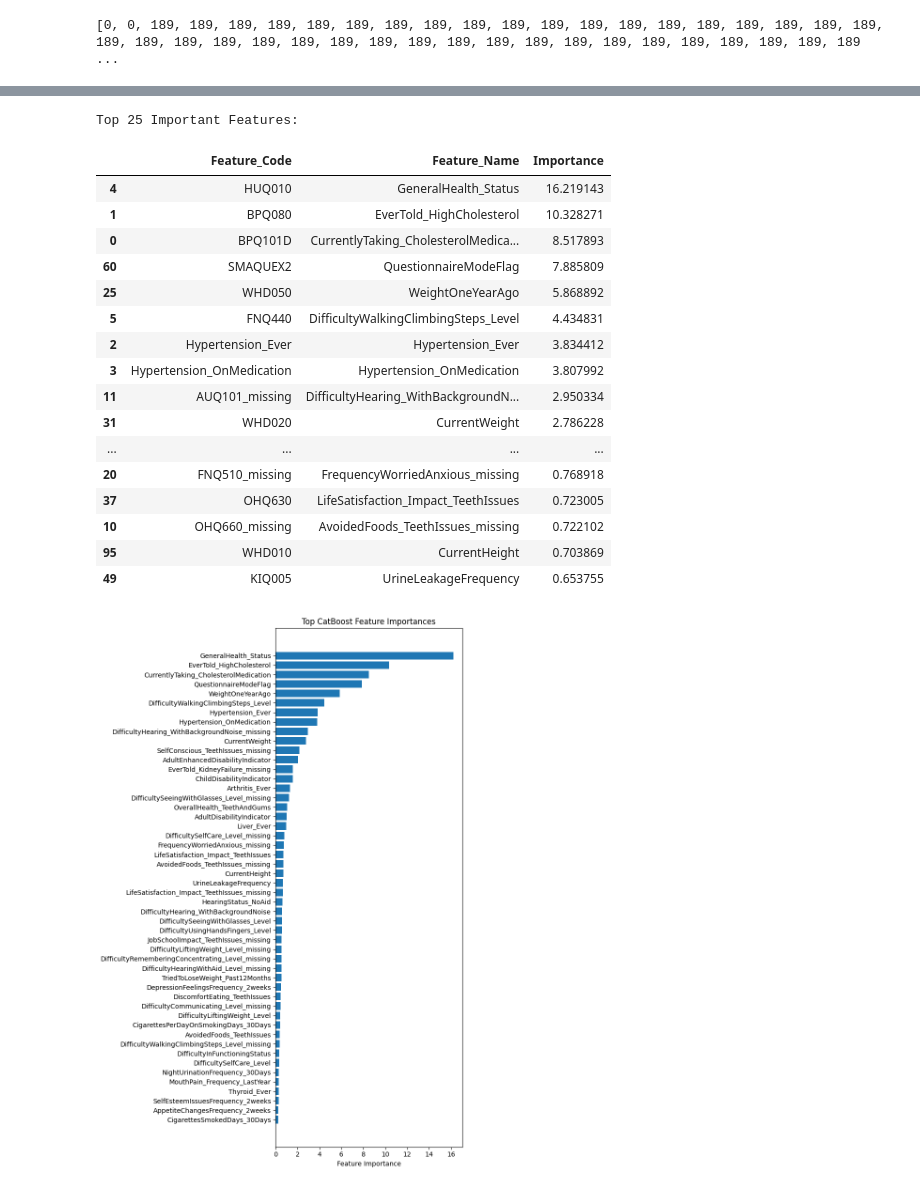
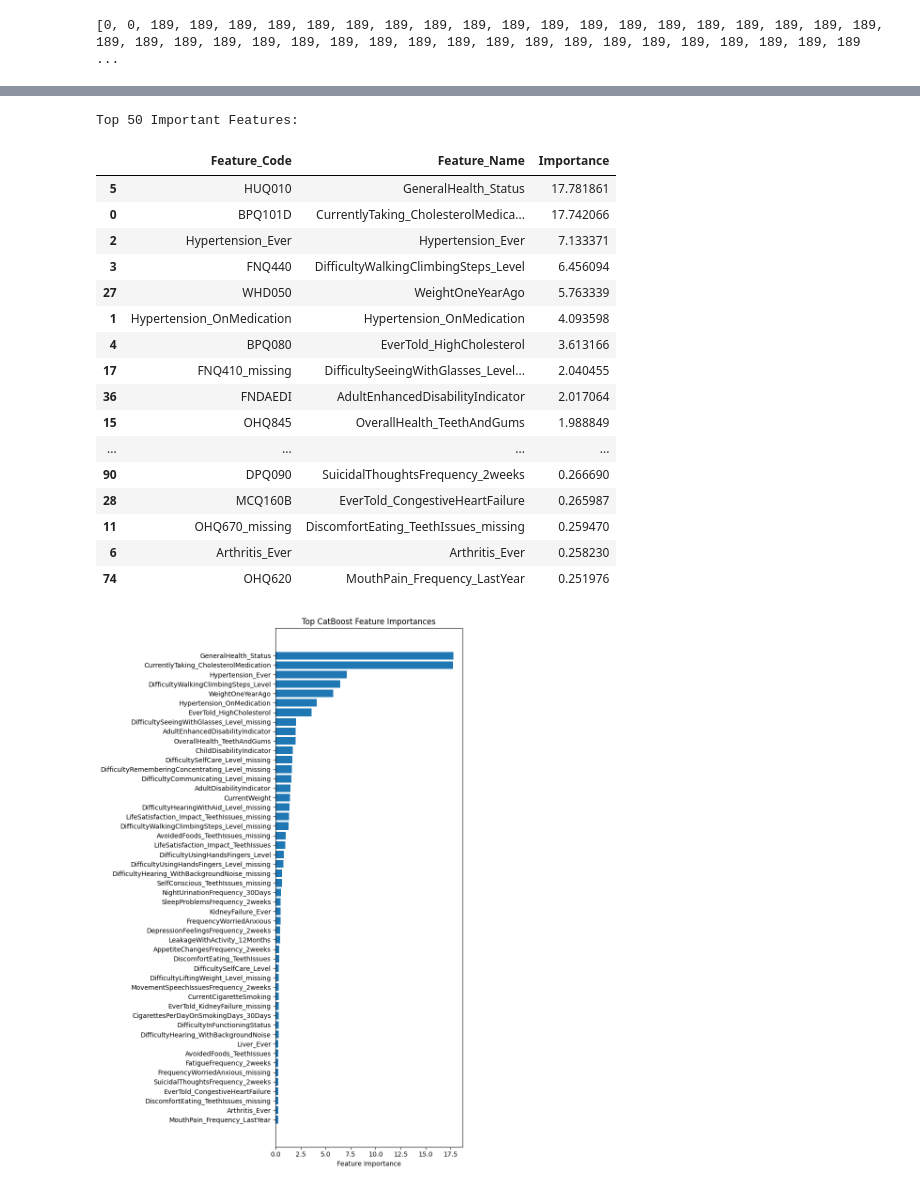
Before and after one commit to Yajeshchandra/Societal-challenges-datathon, a Jupyter notebook: main.ipynb, the cells around one changed output, grey strips where cells are left out. Cells and saved outputs as stored; diff of their text form; code cells hidden in the pictures.

```diff
--- a/main.ipynb
+++ b/main.ipynb
@@ -875,6 +875,7 @@ for df_name, df in cleaned_all_data.items():
     else:
         combine_all_data = pd.merge(combine_all_data, df, on='SEQN', how='outer')
     print(f"Combined DataFrame shape: {combine_all_data.shape}")
+combine_all_data.drop("SMAQUEX2", axis=1, inplace=True)
 
 print(f"Final combined DataFrame shape: {combine_all_data.shape}")
 # %% [output]
@@ -898,3 +899,6 @@ Final combined DataFrame shape: (11933, 100)
 # %%
 clean(combine_all_data,[],masking=True)
+
+for col in combine_all_data.columns:
+    print(f"{col}: {desc(col)} missing values")
 # %% [output]
@@ -1311,49 +1339,49 @@ train_pool = Pool(X_train, label=y_train)
 importances = cat.get_feature_importance(
     data=train_pool,
     type='FeatureImportance'
 )
 
 feature_names = [desc(c)['renamed'] for c in X_train.columns]
 
 
 feat_df = pd.DataFrame({
     'Feature_Code': X_train.columns,
     'Feature_Name': feature_names,
     'Importance': importances
 })
 
 feat_df = feat_df.sort_values('Importance', ascending=False)
 
-print("\nTop 25 Important Features:\n")
-display(feat_df.head(25))
+print("\nTop 50 Important Features:\n")
+display(feat_df.head(50))
 
 
 TOP_K = 50
 plot_df = feat_df.head(TOP_K).iloc[::-1]
 
 plt.figure(figsize=(8, 12))
 plt.barh(plot_df['Feature_Name'], plot_df['Importance'])
 plt.xlabel('Feature Importance')
 plt.title('Top CatBoost Feature Importances')
 plt.tight_layout()
 plt.show()
 # %% [output]
-Top 25 Important Features:
+Top 50 Important Features:
 |  | Feature_Code | Feature_Name | Importance |
-| 4 | HUQ010 | GeneralHealth_Status | 16.219143 |
-| 1 | BPQ080 | EverTold_HighCholesterol | 10.328271 |
-| 0 | BPQ101D | CurrentlyTaking_CholesterolMedica... | 8.517893 |
-| 60 | SMAQUEX2 | QuestionnaireModeFlag | 7.885809 |
-| 25 | WHD050 | WeightOneYearAgo | 5.868892 |
-| 5 | FNQ440 | DifficultyWalkingClimbingSteps_Level | 4.434831 |
-| 2 | Hypertension_Ever | Hypertension_Ever | 3.834412 |
-| 3 | Hypertension_OnMedication | Hypertension_OnMedication | 3.807992 |
-| 11 | AUQ101_missing | DifficultyHearing_WithBackgroundN... | 2.950334 |
-| 31 | WHD020 | CurrentWeight | 2.786228 |
+| 5 | HUQ010 | GeneralHealth_Status | 17.781861 |
+| 0 | BPQ101D | CurrentlyTaking_CholesterolMedica... | 17.742066 |
+| 2 | Hypertension_Ever | Hypertension_Ever | 7.133371 |
+| 3 | FNQ440 | DifficultyWalkingClimbingSteps_Level | 6.456094 |
+| 27 | WHD050 | WeightOneYearAgo | 5.763339 |
+| 1 | Hypertension_OnMedication | Hypertension_OnMedication | 4.093598 |
+| 4 | BPQ080 | EverTold_HighCholesterol | 3.613166 |
+| 17 | FNQ410_missing | DifficultySeeingWithGlasses_Level... | 2.040455 |
+| 36 | FNDAEDI | AdultEnhancedDisabilityIndicator | 2.017064 |
+| 15 | OHQ845 | OverallHealth_TeethAndGums | 1.988849 |
 | ... | ... | ... | ... |
-| 20 | FNQ510_missing | FrequencyWorriedAnxious_missing | 0.768918 |
-| 37 | OHQ630 | LifeSatisfaction_Impact_TeethIssues | 0.723005 |
-| 10 | OHQ660_missing | AvoidedFoods_TeethIssues_missing | 0.722102 |
-| 95 | WHD010 | CurrentHeight | 0.703869 |
-| 49 | KIQ005 | UrineLeakageFrequency | 0.653755 |
+| 90 | DPQ090 | SuicidalThoughtsFrequency_2weeks | 0.266690 |
+| 28 | MCQ160B | EverTold_CongestiveHeartFailure | 0.265987 |
+| 11 | OHQ670_missing | DiscomfortEating_TeethIssues_missing | 0.259470 |
+| 6 | Arthritis_Ever | Arthritis_Ever | 0.258230 |
+| 74 | OHQ620 | MouthPain_Frequency_LastYear | 0.251976 |
-[figure, old version]
+[figure, new version]
```
Also changed, not shown: parts of 12 cells of this notebook, 6 other files.
